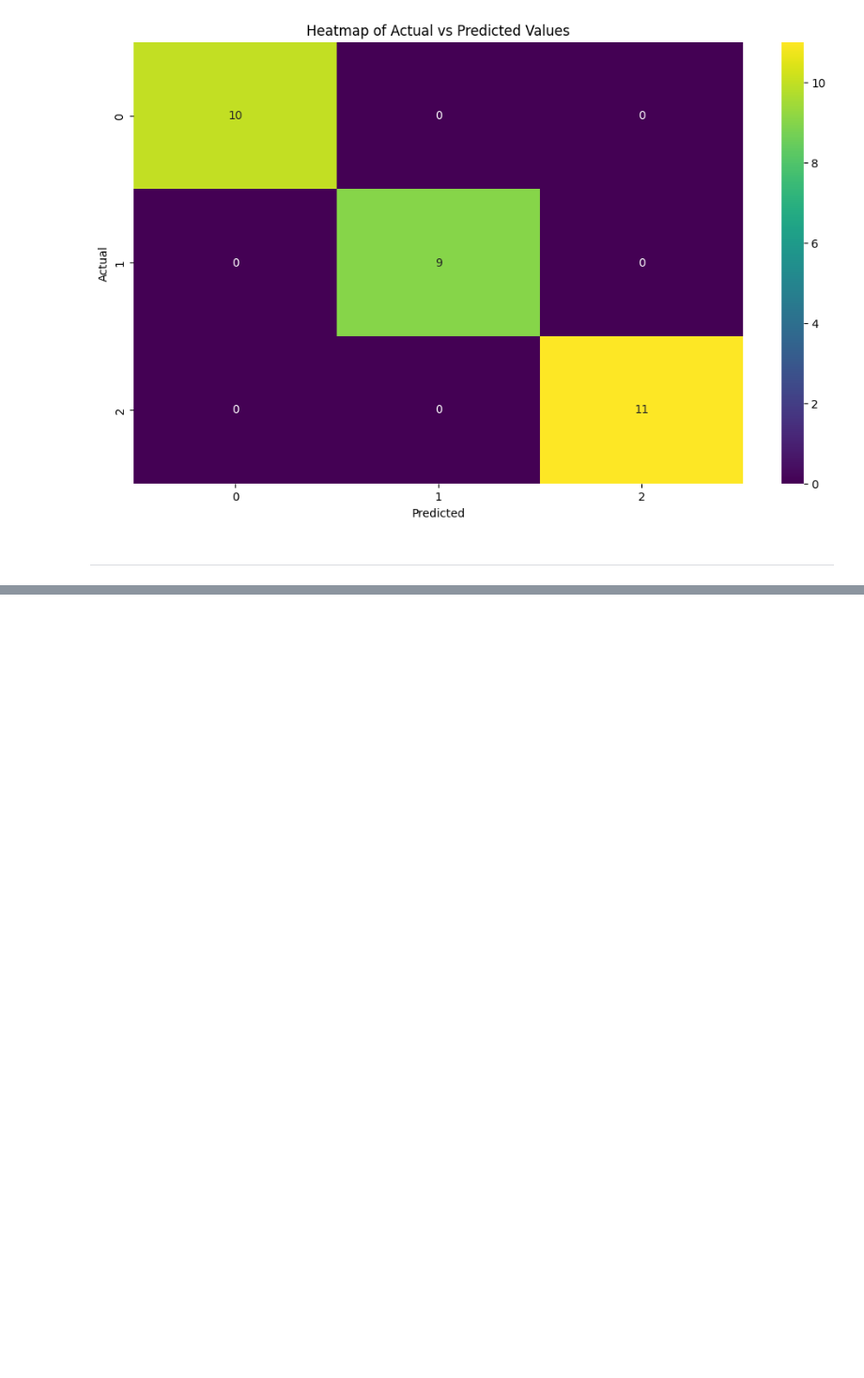
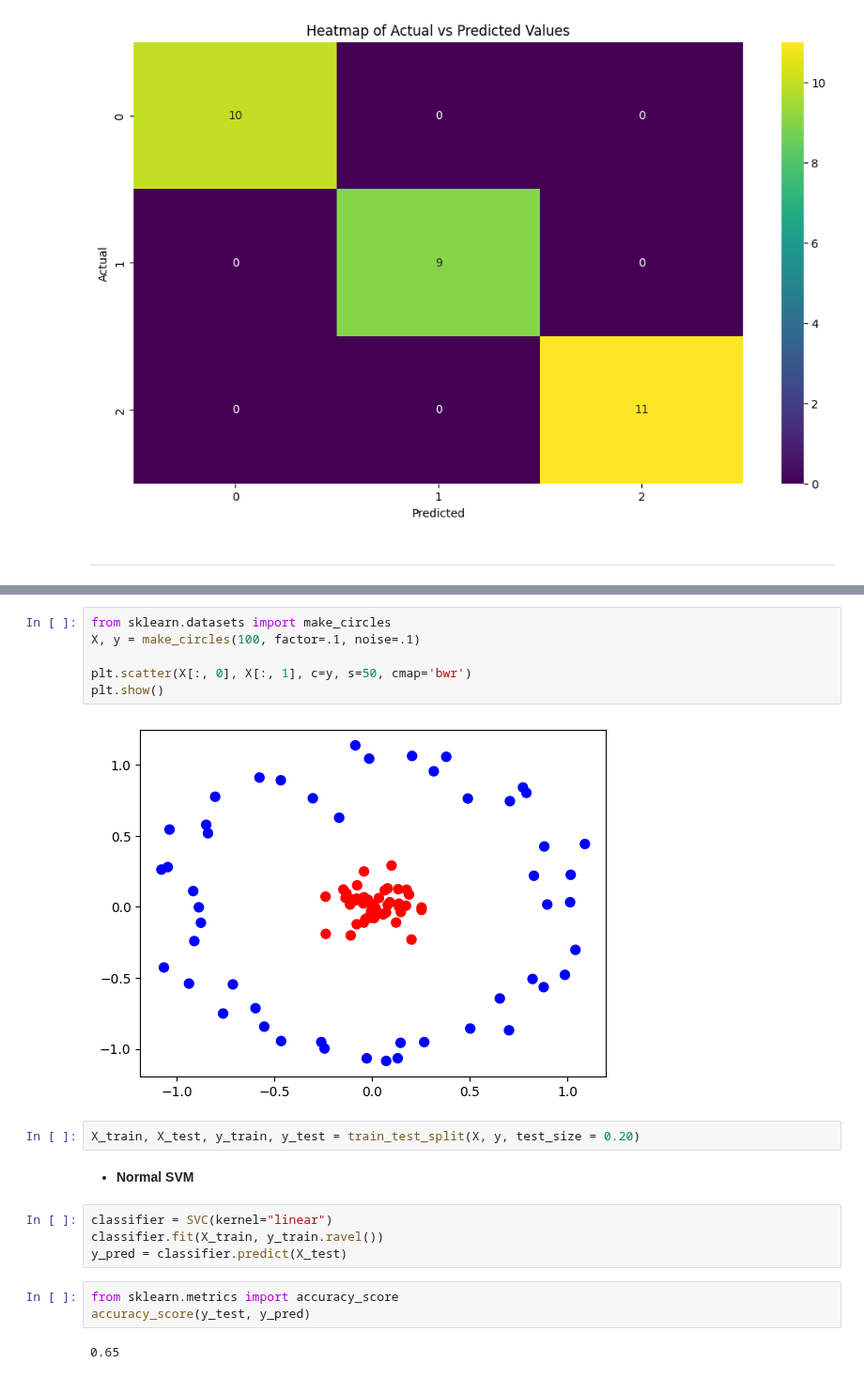
Before and after one commit to muhammadadilnaeem/Data-Science-Materials, a Jupyter notebook: Codanics/08_machine_learning/20_support_vector_machines(svm).ipynb, the cells around one changed output, grey strips where cells are left out. Shown at 94% size. Saved outputs shown, nothing was run; the diff lists cells and outputs as text; blank space fills up the shorter version.

```diff
--- a/Codanics/08_machine_learning/20_support_vector_machines(svm).ipynb
+++ b/Codanics/08_machine_learning/20_support_vector_machines(svm).ipynb
@@ -317,0 +332,21 @@ plt.show()
+# %%
+from sklearn.datasets import make_circles
+X, y = make_circles(100, factor=.1, noise=.1)
+
+plt.scatter(X[:, 0], X[:, 1], c=y, s=50, cmap='bwr')
+plt.show()
+# %% [output]
+[figure, added]
+# %%
+X_train, X_test, y_train, y_test = train_test_split(X, y, test_size = 0.20)
+# %% [markdown]
+- **Normal SVM**
+# %%
+classifier = SVC(kernel="linear")
+classifier.fit(X_train, y_train.ravel())
+y_pred = classifier.predict(X_test)
+# %%
+from sklearn.metrics import accuracy_score
+accuracy_score(y_test, y_pred)
+# %% [output]
+0.65
```
Also changed, not shown: parts of 15 cells of this notebook.
